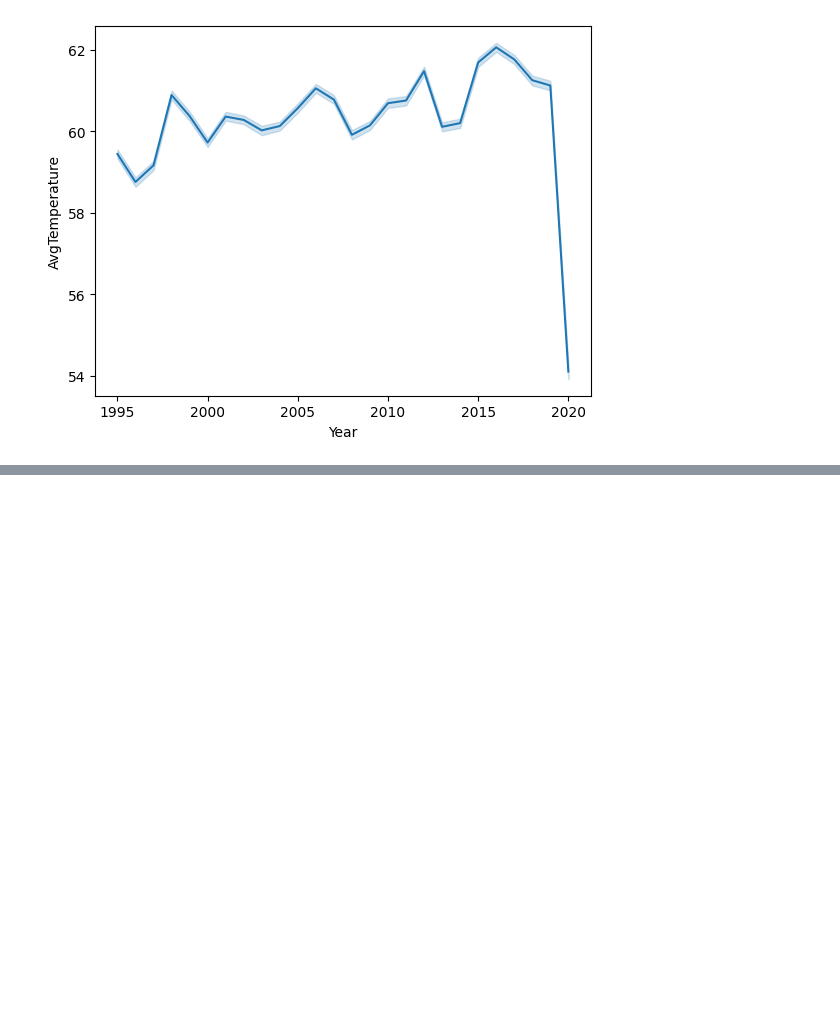
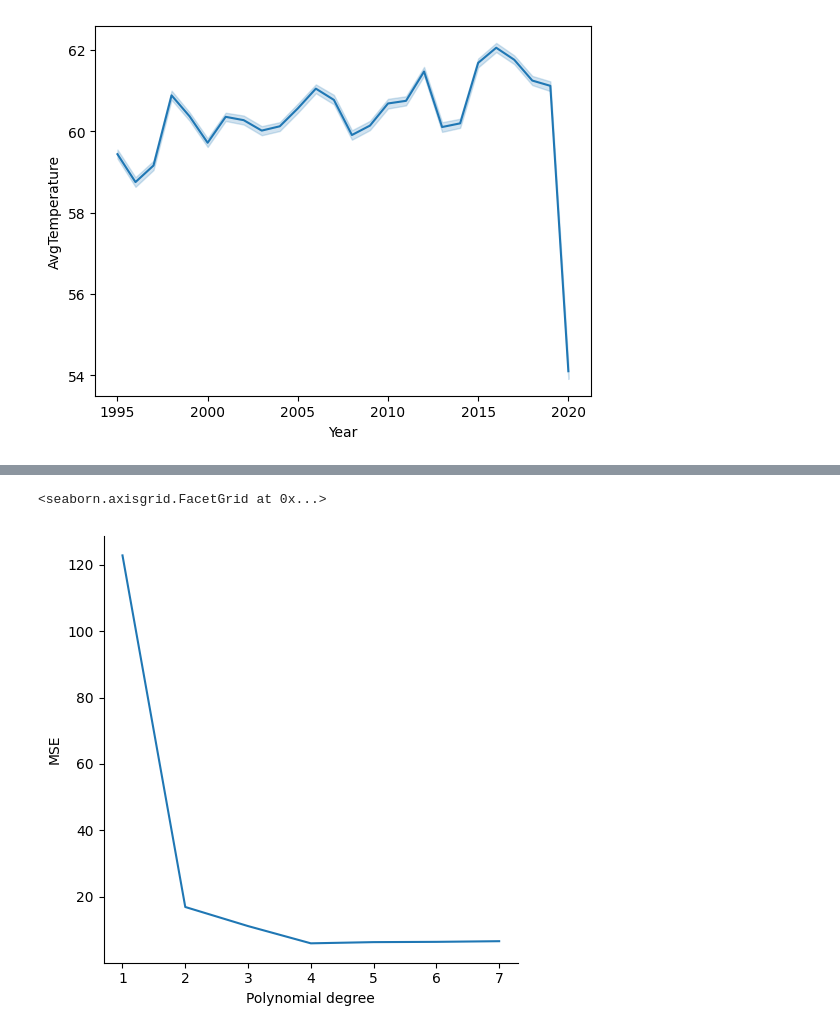
Before and after one commit to CSharpTeoMan911/TemperatureDataAnalysis, a Jupyter notebook: WeatherAnalysys.ipynb, the cells around one changed output, grey strips where cells are left out. Drawn from its saved outputs; the diff is of its cells as text; code cells hidden in the pictures; blank space fills up the shorter version.

```diff
--- a/WeatherAnalysys.ipynb
+++ b/WeatherAnalysys.ipynb
@@ -128,3 +197,12 @@ R2: 0.9536753134035971
+# %%
+##########################################################################################################
+# Visualisation of the MSE score progression in relation with the polynomial degree for the Global model #
+##########################################################################################################
+
+sb.relplot(data= g_mse_prog, x="Polynomial degree", y="MSE", kind="line")
+# %% [output]
+<seaborn.axisgrid.FacetGrid at 0x...>
+[figure, added]
 # %%
 #########################################
 # Visualisation of London's temperature #
```
Also changed, not shown: parts of 9 cells of this notebook, 2 other files.
